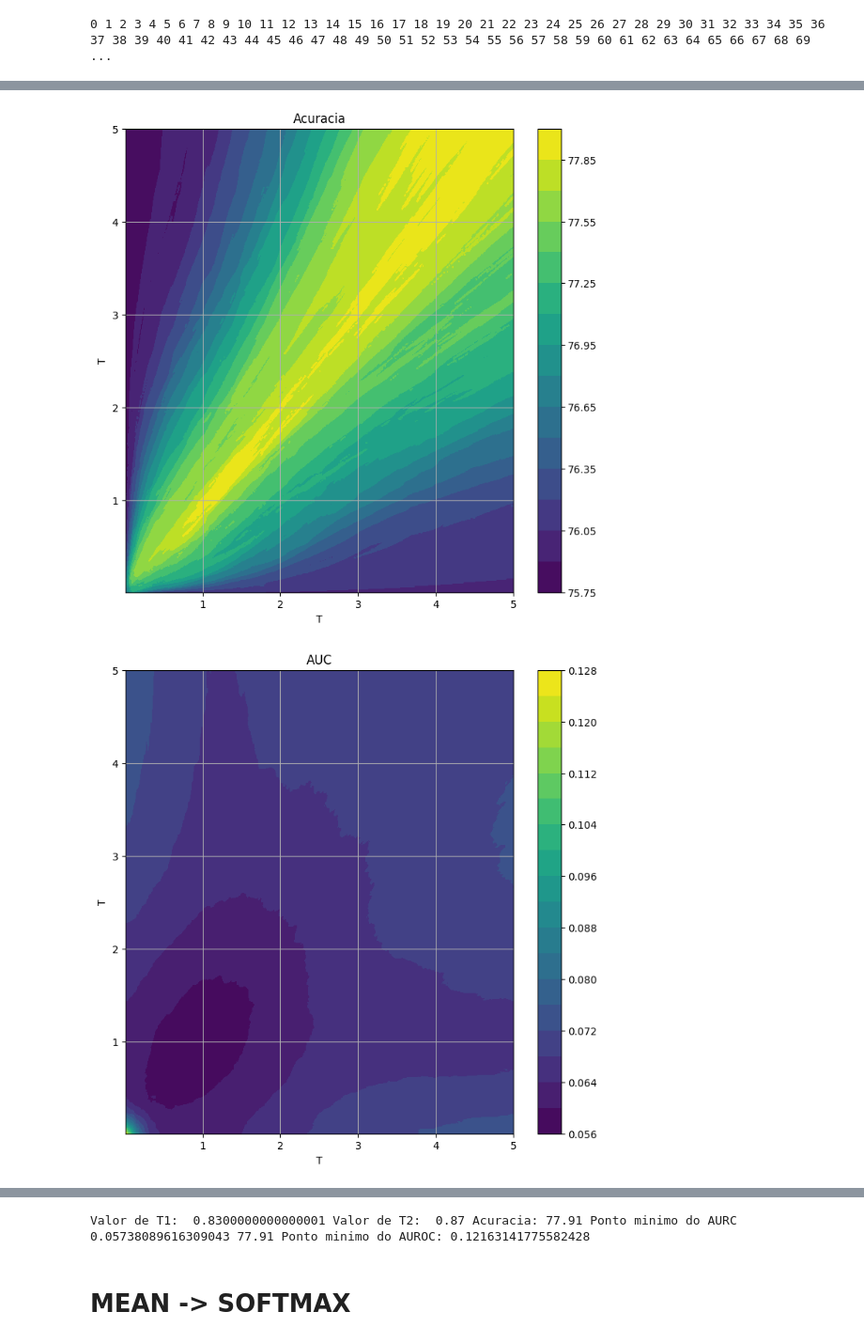
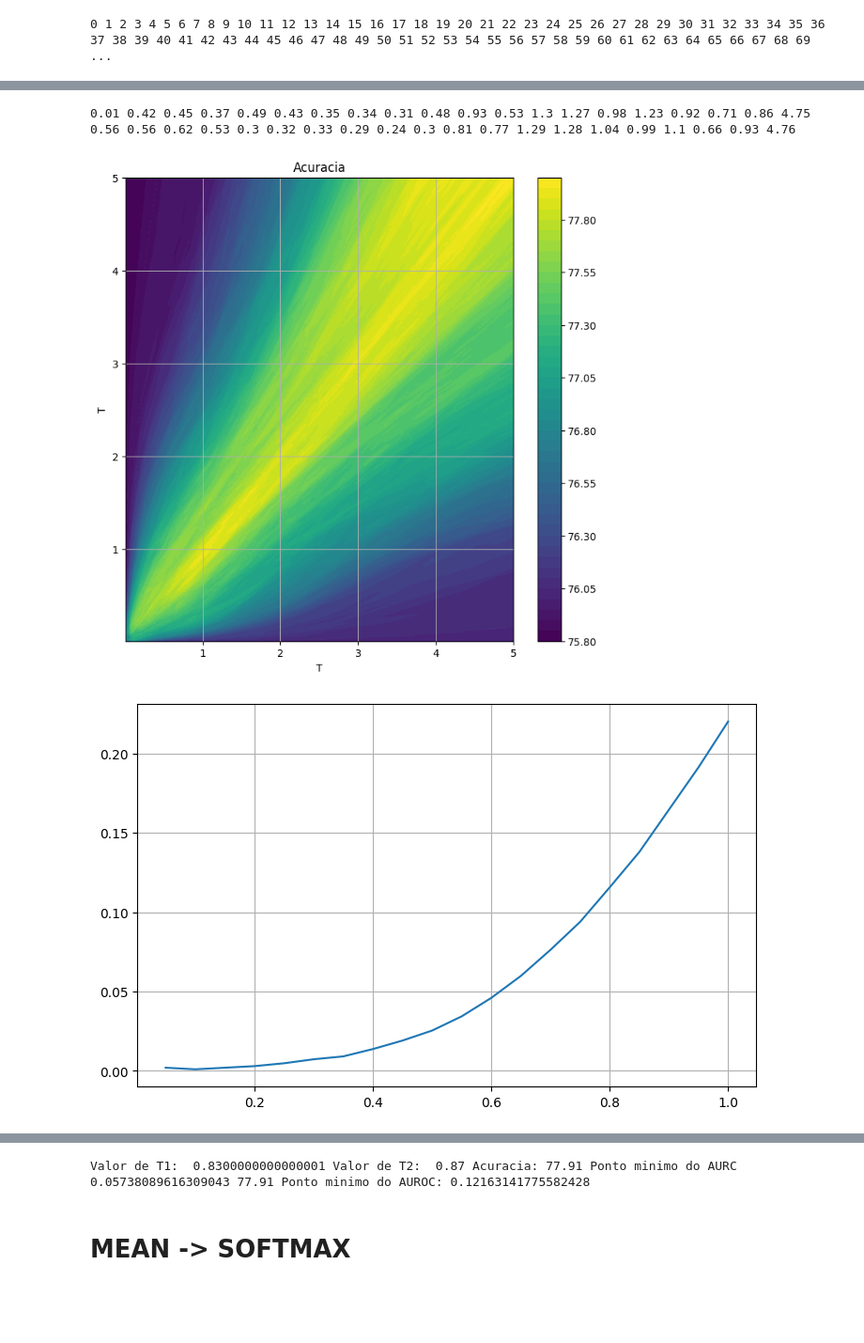
Before and after one commit to LuigipDoria/Estimacao_de_Incerteza, a Jupyter notebook: Temperatura_incerteza.ipynb, the cells around one changed output, grey strips where cells are left out. Shown at 94% size. Cells and saved outputs as stored; diff of their text form; code cells hidden in the pictures; blank space fills up the shorter version.

```diff
--- a/Temperatura_incerteza.ipynb
+++ b/Temperatura_incerteza.ipynb
@@ -144,0 +138,10 @@ array([0.108     , 0.118     , 0.11533333, 0.121     , 0.1212    ,
+# %%
+valoresXX = np.arange(0.01,5.01,0.01)
+valorXX = []
+for i in valoresXX:
+    valorXX.append(i)
+
+min_indexes = np.argmin(covarege_list, axis=0)
+min_values = np.min(covarege_list, axis=0)
+for element in min_indexes:
+    print(valorXX[element], end=" ")
@@ -145,9 +150,12 @@ array([0.108     , 0.118     , 0.11533333, 0.121     , 0.1212    ,
 # %%
 T = np.arange(0.01,5.01,0.01)
+C = np.arange(0.05,1.05,0.05)
 
 g1 = plot_graph(T,correct_list)
 
-g2 = plot_graph(T,covarege_list)
+#g2 = plot_graph(T,covarege_list)
+g2 = plot_graph(C,min_values)
+#g2 = plot_mutiple_graph(C,covarege_list, 500)
 
 g3 = plot_graph(T,auc_list)
 
@@ -170,4 +179,15 @@ print("Valor de T: ", t, "Acuracia:", acuracia, "Ponto minimo do AURC", min(auc_
 Valor de T:  0.89 Acuracia: 77.82 Ponto minimo do AURC 0.05749180127062478 77.82 Ponto minimo do AUROC: 0.12163141775582428
+# %%
+min_indexes1 = np.argmin(covarege_list_Tdif, axis=0)
+min_values1 = np.min(covarege_list_Tdif, axis=0)
+for element in min_indexes1:
+    print(round(valor12[element],2), end=" ")
+print()
+for element in min_indexes1:
+    print(round(valor22[element],2), end=" ")
+# %% [output]
+0.01 0.42 0.45 0.37 0.49 0.43 0.35 0.34 0.31 0.48 0.93 0.53 1.3 1.27 0.98 1.23 0.92 0.71 0.86 4.75
+0.56 0.56 0.62 0.53 0.3 0.32 0.33 0.29 0.24 0.3 0.81 0.77 1.29 1.28 1.04 0.99 1.1 0.66 0.93 4.76
 # %%
 X, Y = np.meshgrid(T, T)
 
@@ -189,13 +209,15 @@ for i in range(500):
         index += 1
     Correct.append(aux)
 
-ax2 = ax2.contourf(X, Y, Correct, levels=20)
+ax2 = ax2.contourf(X, Y, Correct, levels=50)
 ax2.changed()
 cbar2 = plt.colorbar(ax2)
 
 plt.grid()
 plt.show()
 
+
+g2 = plot_graph(C,min_values1)
 
 #fig1 = plt.figure()
 #fig1.set_size_inches(8.5, 8.5)
@@ -242,7 +264,7 @@ for i in range(500):
         index += 1
     auc.append(aux)
 
-ax3 = ax3.contourf(X, Y, auc, levels=20)
+ax3 = ax3.contourf(X, Y, auc, levels=50)
 ax3.changed()
 cbar3 = plt.colorbar(ax3)
 
@@ -263,33 +285,33 @@ auroc = list()
 for i in range(500):
     aux = list()
     for j in range(500):
         aux.append(auroc_list_Tdif[index])
         index += 1
     auroc.append(aux)
 
-ax4 = ax4.contourf(X, Y, auroc, levels=20)
+ax4 = ax4.contourf(X, Y, auroc, levels=50)
 ax4.changed()
 cbar4 = plt.colorbar(ax4)
 
 plt.grid()
 plt.show()
 
 #fig1.savefig("./Graficos/Temperatura/Cifar100/Meansoft/AUC_Tdifs.jpeg")
 #fig2.savefig("./Graficos/Temperatura/Cifar100/Meansoft/acuracia_Tdifs.jpeg")
 
 valor12=list()
 valor22=list()
 
 for i in T:
     for j in T:
         valor12.append(i)
         valor22.append(j)
 
 t12 = valor12[auc_list_Tdif.index(min(auc_list_Tdif))]
 t22 = valor22[auc_list_Tdif.index(min(auc_list_Tdif))]
 acuracia = (1-correct_list_Tdif[auc_list_Tdif.index(min(auc_list_Tdif))])*100
 auroc2 = auroc_list_Tdif[auc_list_Tdif.index(min(auc_list_Tdif))]
 print("Valor de T1: ", t12, "Valor de T2: ", t22, "Acuracia:", acuracia, "Ponto minimo do AURC", min(auc_list_Tdif), acuracia, "Ponto minimo do AUROC:", auroc2)
 # %% [output]
-[figure, old version]
+[figure, new version]
-[figure, old version]
+[figure, new version]
```
Also changed, not shown: parts of 8 cells of this notebook, 9 other files.
